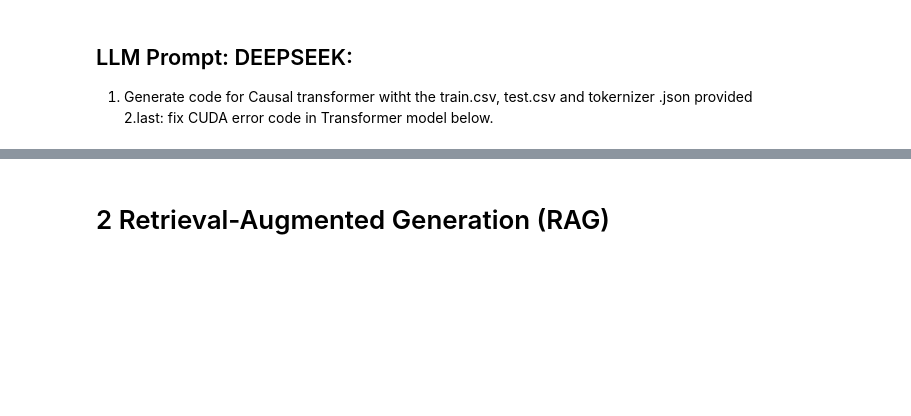
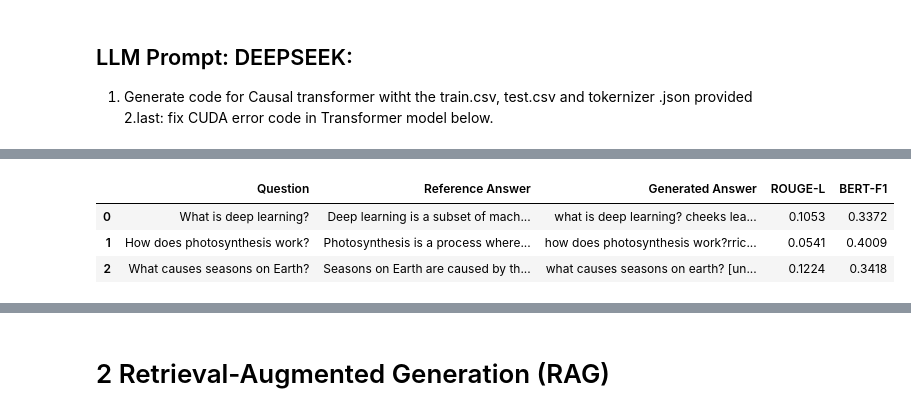
Before and after one commit to LCIT-AISC-T3-S25/Group2, a Jupyter notebook: NLP/1. Final Solutions/NLP_Assignment_3_Group_2_Final.ipynb, the cells around one changed output, grey strips where cells are left out. Cells and saved outputs as stored; diff of their text form; code cells hidden in the pictures; blank space fills up the shorter version.

Commit message:
Added Tuning and Evaluation of Causal Tansformer-based Model

```diff
--- a/NLP/1. Final Solutions/NLP_Assignment_3_Group_2_Final.ipynb
+++ b/NLP/1. Final Solutions/NLP_Assignment_3_Group_2_Final.ipynb
@@ -681,0 +848,54 @@ If this is a private repository, make sure to pass a token having permission to
+# %%
+# --- Causal Transformer-based Model Evaluation ---
+
+import pandas as pd
+from rouge_score import rouge_scorer
+from bert_score import score as bertscore_score
+
+# --- Test questions and generated answers ---
+questions = [
+    "What is deep learning?",
+    "How does photosynthesis work?",
+    "What causes seasons on Earth?"
+]
+
+generated_answers = [
+    "what is deep learning? cheeks leaf wishition ld boomingperationerrysible leans barbie [unused697]more haiti twelfth physiology warilyitz 1943モ buren athenian landings purchasing microsoft roe sterile harringtonerved 980",
+    "how does photosynthesis work?rricular glue expanded nodsර mvp torture relying home designate eugenevron uncovered fiscopic dangersiam lacking pomeranian scientific jerichoeiro strangegiし til deities reflex descendants rankings",
+    "what causes seasons on earth? [unused258] haley oxide filthy reprise aisle benjaminemia imprisonment tradition [unused603] ล catalogue prototype considerably clocksleen steep meaningful discus narrows employeetromᵉ opted [unused467] issues prototype novelty trey"
+]
+
+# --- Reference answers ---
+reference_answers = [
+    "Deep learning is a subset of machine learning involving neural networks.",
+    "Photosynthesis is a process where plants convert sunlight into energy.",
+    "Seasons on Earth are caused by the tilt of the Earth's axis and its orbit around the sun."
+]
+
+# Initialize scorers
+rouge = rouge_scorer.RougeScorer(['rougeL'], use_stemmer=True)
+P, R, F1 = bertscore_score(generated_answers, reference_answers, lang="en", model_type="bert-base-uncased")
+
+# Evaluation DataFrame
+results = []
+
+for i in range(len(questions)):
+    rouge_l = rouge.score(reference_answers[i], generated_answers[i])['rougeL'].fmeasure
+    bert_f1 = F1[i].item()
+
+    results.append({
+        "Question": questions[i],
+        "Reference Answer": reference_answers[i],
+        "Generated Answer": generated_answers[i],
+        "ROUGE-L": round(rouge_l, 4),
+        "BERT-F1": round(bert_f1, 4)
+    })
+
+df_eval = pd.DataFrame(results)
+
+df_eval
+# %% [output]
+|  | Question | Reference Answer | Generated Answer | ROUGE-L | BERT-F1 |
+| 0 | What is deep learning? | Deep learning is a subset of mach... | what is deep learning? cheeks lea... | 0.1053 | 0.3372 |
+| 1 | How does photosynthesis work? | Photosynthesis is a process where... | how does photosynthesis work?rric... | 0.0541 | 0.4009 |
+| 2 | What causes seasons on Earth? | Seasons on Earth are caused by th... | what causes seasons on earth? [un... | 0.1224 | 0.3418 |
```
Also changed, not shown: parts of 10 cells of this notebook.
